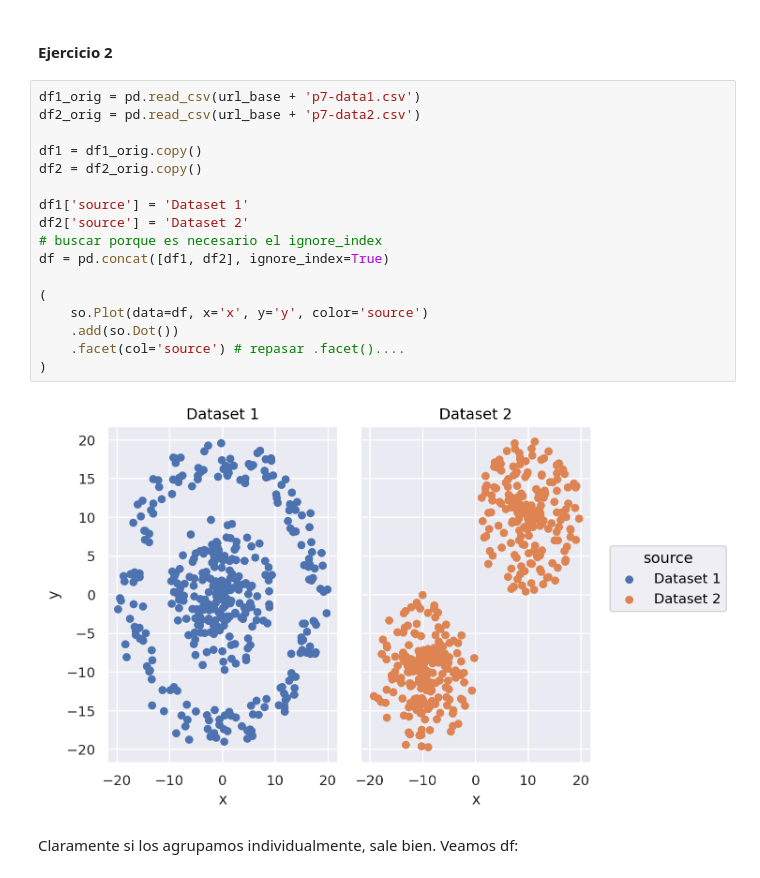
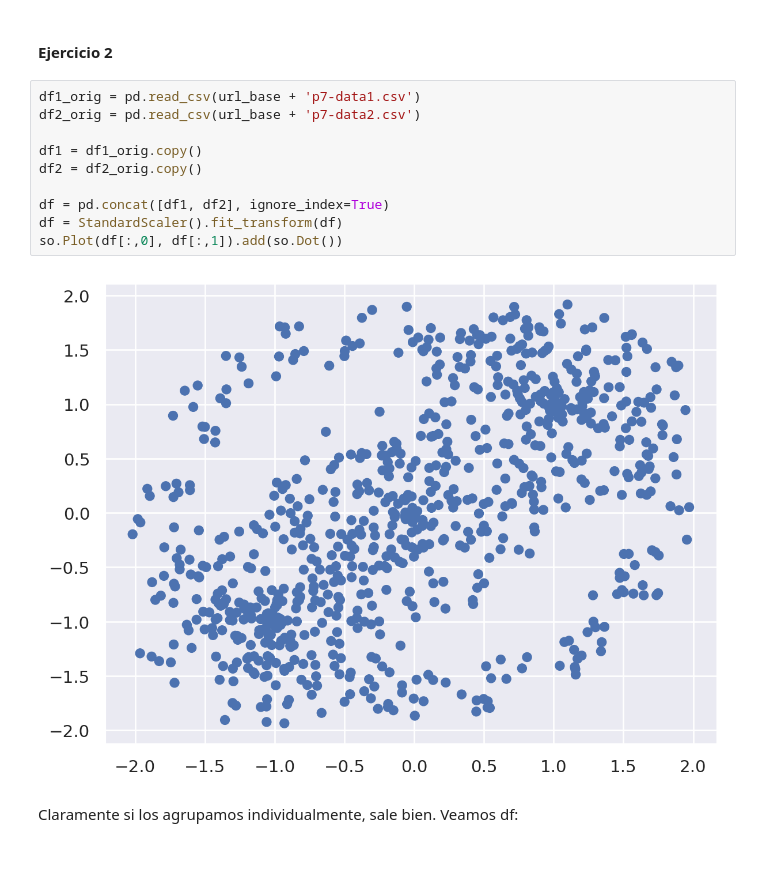
Before and after one commit to lmendezayl/uba-ldd-ic, a Jupyter notebook: guias/soluciones/practica8.ipynb, the cells around one changed output. Drawn from its saved outputs; the diff is of its cells as text.

```diff
--- a/guias/soluciones/practica8.ipynb
+++ b/guias/soluciones/practica8.ipynb
@@ -504,22 +517,15 @@ no se si se podra..
 # %%
 df1_orig = pd.read_csv(url_base + 'p7-data1.csv')
 df2_orig = pd.read_csv(url_base + 'p7-data2.csv')
 
 df1 = df1_orig.copy()
 df2 = df2_orig.copy()
 
-df1['source'] = 'Dataset 1'
-df2['source'] = 'Dataset 2'
-# buscar porque es necesario el ignore_index
 df = pd.concat([df1, df2], ignore_index=True)
-
-(
-    so.Plot(data=df, x='x', y='y', color='source')
-    .add(so.Dot())
-    .facet(col='source') # repasar .facet()....
-)
+df = StandardScaler().fit_transform(df)
+so.Plot(df[:,0], df[:,1]).add(so.Dot())
 # %% [output]
-[figure, old version]
+[figure, new version]
 # %% [markdown]
 Claramente si los agrupamos individualmente, sale bien.
 Veamos df:
```
Also changed, not shown: parts of 21 cells of this notebook.
